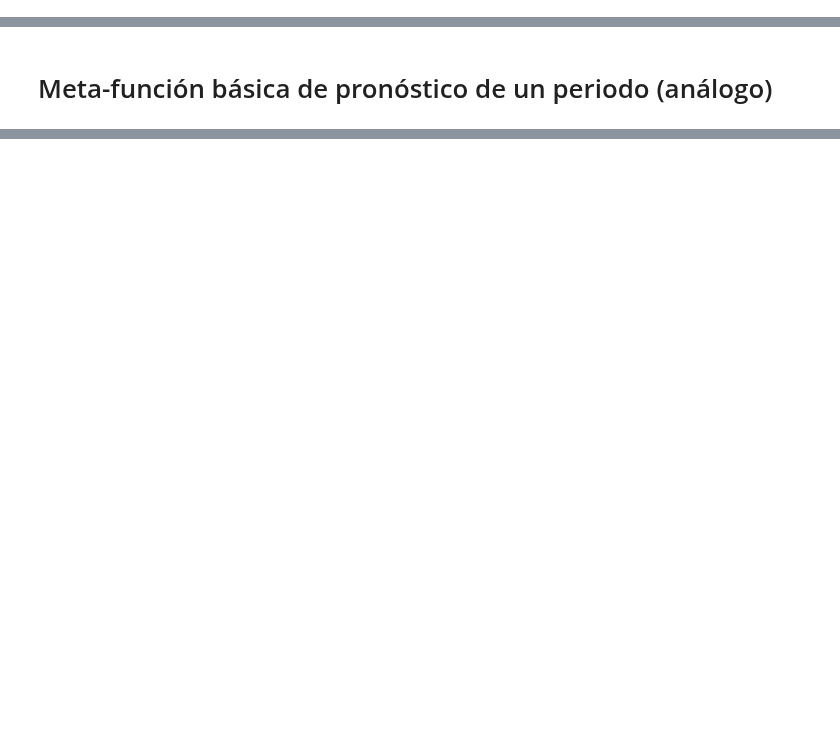
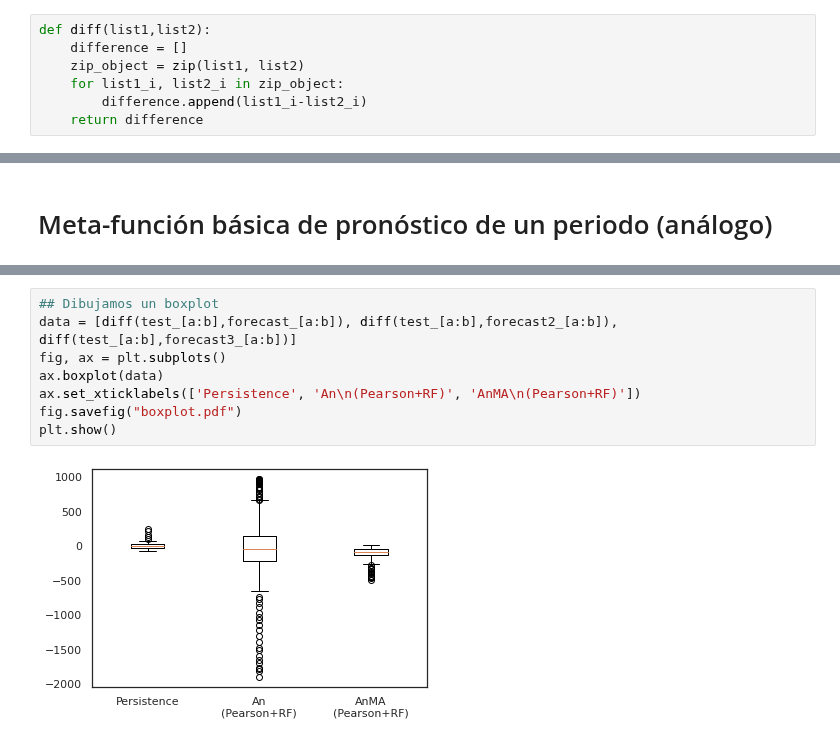
Before and after one commit to urieliram/statistical, a Jupyter notebook: Analog2.ipynb, the cells around one changed output, grey strips where cells are left out. Cells and saved outputs as stored; diff of their text form; blank space fills up the shorter version.

```diff
--- a/Analog2.ipynb
+++ b/Analog2.ipynb
@@ -83,6 +87,13 @@ serie = serie.ravel()  ## Con esto quitamos el bracket o corchete en cada uno de
 # %%
 def trunc(values, decs=0):
     return np.trunc(values*10**decs)/(10**decs)
+# %%
+def diff(list1,list2):
+    difference = []
+    zip_object = zip(list1, list2)
+    for list1_i, list2_i in zip_object:
+        difference.append(list1_i-list2_i)
+    return difference
 # %%
 CYAN = '#76ced6' ; LILA = '#777bd4'; VERDE='#17cb49'; NARA='#ff8000'; AZUL='#168fff'; OTROAZUL = "b-"; ROJO= "r-"; MAGE="FF00FF";
 def print_serie2(serie_,prototipo_,title_,ytitle_,xtitle_,sizex_=8,sizey_=5,namefile_='fig_t16_serie.png'):
@@ -1007,0 +1019,10 @@ mape_ma= 0.0037776624934251885 mae_ma= 23.57973009539216 bias_ma= [ 1530.5243619
+# %%
+## Dibujamos un boxplot
+data = [diff(test_[a:b],forecast_[a:b]), diff(test_[a:b],forecast2_[a:b]), diff(test_[a:b],forecast3_[a:b])]
+fig, ax = plt.subplots()
+ax.boxplot(data)
+ax.set_xticklabels(['Persistence', 'An\n(Pearson+RF)', 'AnMA\n(Pearson+RF)'])
+fig.savefig("boxplot.pdf")
+plt.show()
+# %% [output]
+[figure, added]
```
Also changed, not shown: parts of 19 cells of this notebook.
